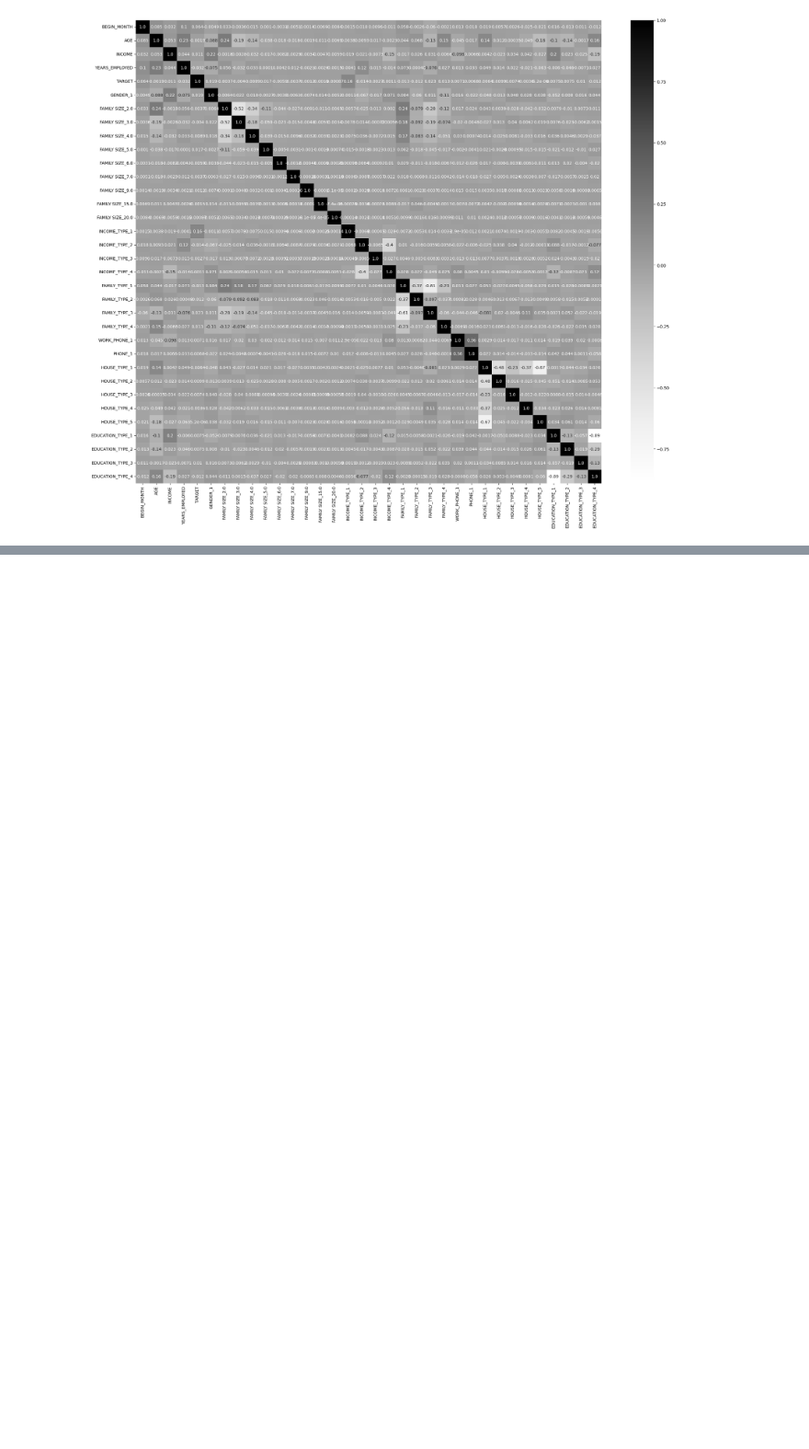
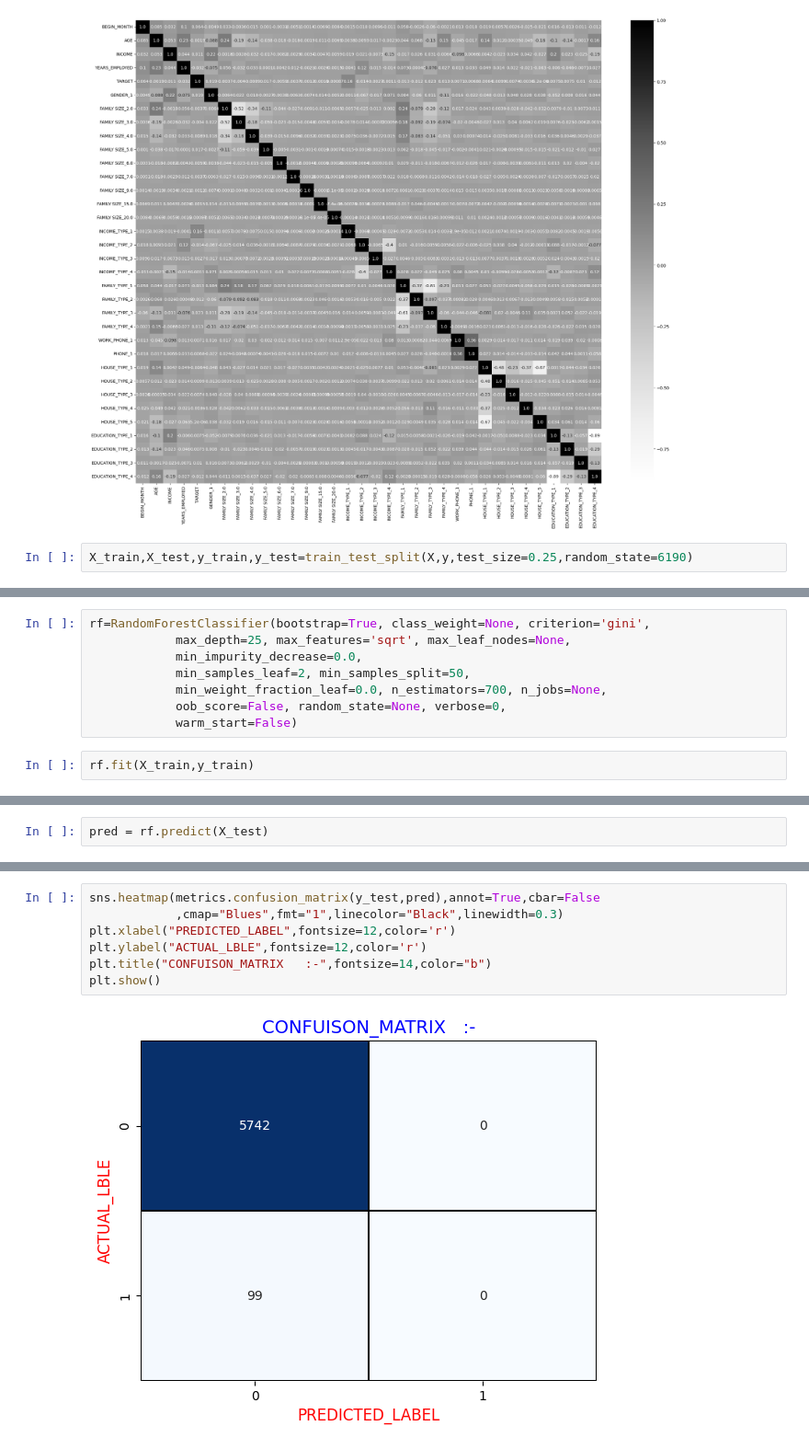
Before and after one commit to HarshGujarathi7/Data-Science-in-Finance--Independent-Study, a Jupyter notebook: Fraud_Detection_Data_Paper.ipynb, the cells around one changed output, grey strips where cells are left out. Shown at 92% size. Drawn from its saved outputs; the diff is of its cells as text; blank space fills up the shorter version.

```diff
--- a/Fraud_Detection_Data_Paper.ipynb
+++ b/Fraud_Detection_Data_Paper.ipynb
@@ -417,3 +417,5 @@ sns.heatmap(dummy_data.corr(),fmt='.2',annot=True,cmap="Greys")
 plt.show()
 # %% [output]
 [figure]
+# %%
+X_train,X_test,y_train,y_test=train_test_split(X,y,test_size=0.25,random_state=6190)
@@ -419,0 +430,10 @@ plt.show()
+# %%
+rf=RandomForestClassifier(bootstrap=True, class_weight=None, criterion='gini',
+            max_depth=25, max_features='sqrt', max_leaf_nodes=None,
+            min_impurity_decrease=0.0,
+            min_samples_leaf=2, min_samples_split=50,
+            min_weight_fraction_leaf=0.0, n_estimators=700, n_jobs=None,
+            oob_score=False, random_state=None, verbose=0,
+            warm_start=False)
+# %%
+rf.fit(X_train,y_train)
@@ -419,0 +443,2 @@ plt.show()
+# %%
+pred = rf.predict(X_test)
@@ -419,0 +456,9 @@ plt.show()
+# %%
+sns.heatmap(metrics.confusion_matrix(y_test,pred),annot=True,cbar=False
+            ,cmap="Blues",fmt="1",linecolor="Black",linewidth=0.3)
+plt.xlabel("PREDICTED_LABEL",fontsize=12,color='r')
+plt.ylabel("ACTUAL_LBLE",fontsize=12,color='r')
+plt.title("CONFUISON_MATRIX   :-",fontsize=14,color="b")
+plt.show()
+# %% [output]
+[figure, added]
```
Also changed, not shown: parts of 3 cells of this notebook.
